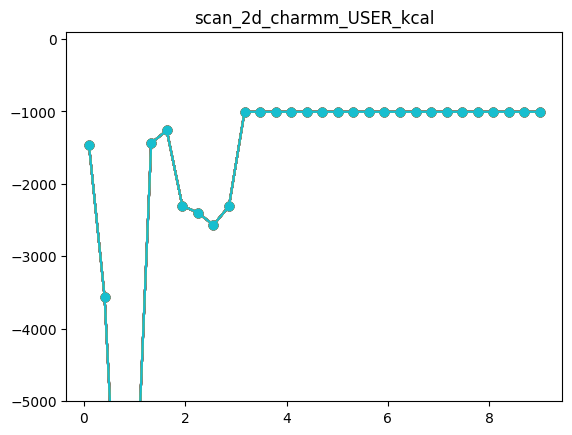
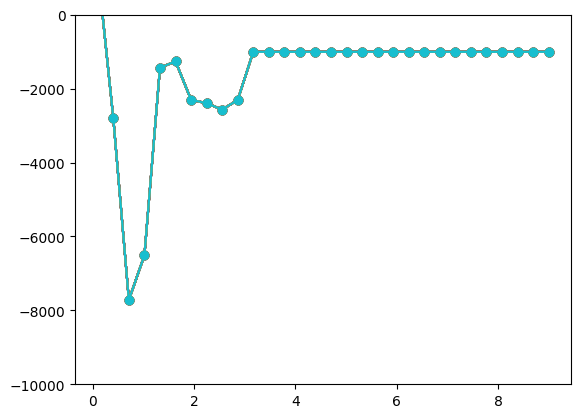
The notebook cell's code change between the first figure and the second:
--- before
+++ after
@@ -6,10 +6,18 @@
          # "scan_2d_ml_2b_E_kcal", "scan_2d_callback_energy_kcal", "scan_2d_charmm_ELEC_kcal"]
 for ekey in ekeys:
+    plt.plot(data["scan_2d_d01_A"], data[ekey], "-o")
+    plt.ylim(-10000,0)
+    plt.show()
     plt.plot(data["scan_2d_d02_A"], data[ekey], "-o")
     # plt.ylim(data[ekey].flatten()[100:].min(), data[ekey].max())
     # plt.xlim(3)
-    plt.ylim(-5000, 100)
+    plt.axvline(data["min_com_restraint_distance"])
+    # plt.ylim(-1006.20506287, -1006.00506287)
+    plt.ylim(-20000,0
+            )
     plt.title(ekey)
     plt.show()
 
+    
+
 np.array(data["scan_2d_charmm_USER_kcal"])[:,0]

Commit: fix: update execution counts in Jupyter notebook and add new data parameters for scan configurations